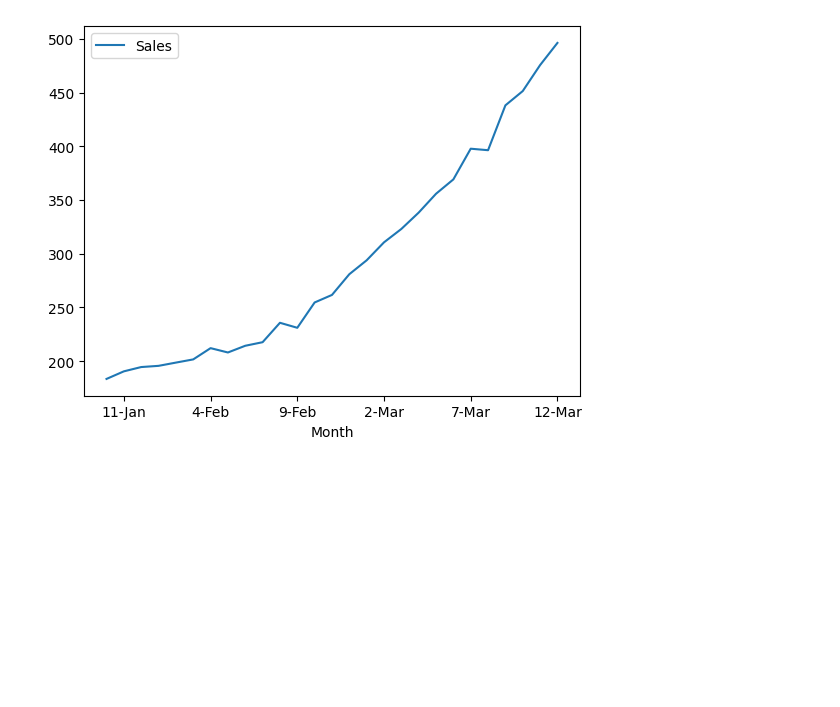
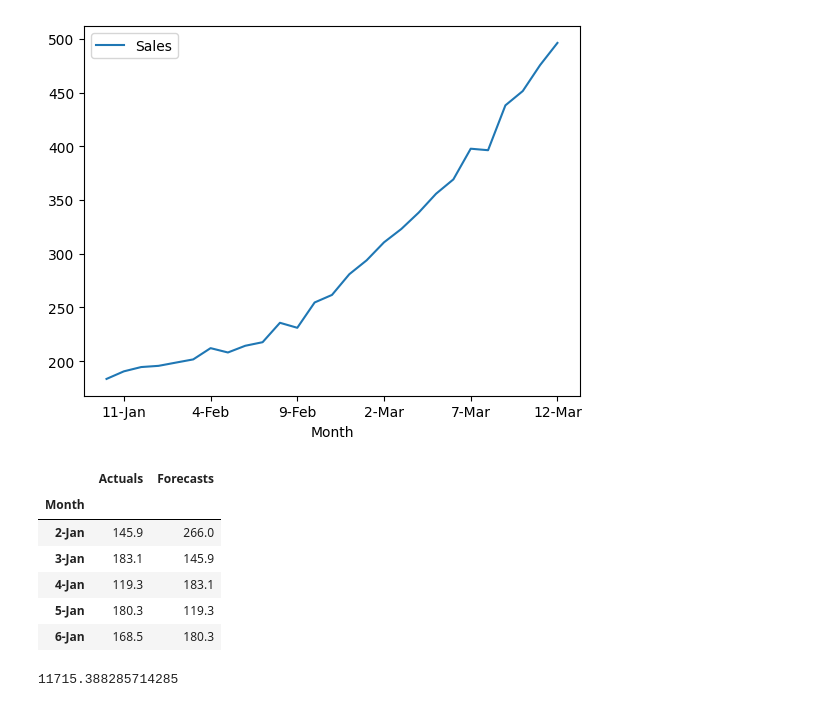
Before and after one commit to ganiosh92/DS-timeseries-forecasting, a Jupyter notebook: time_series_analysis.ipynb, the cells around one changed output. Saved outputs shown, nothing was run; the diff lists cells and outputs as text; code cells hidden in the pictures; blank space fills up the shorter version.

```diff
--- a/time_series_analysis.ipynb
+++ b/time_series_analysis.ipynb
@@ -42,3 +45,27 @@ shampoo_ma.plot()
 # %% [output]
 <Axes: xlabel='Month'>
 [figure]
+# %%
+#create the data for baseline model
+shampoo_base = pd.concat([shampoo, shampoo.shift(1)], axis = 1)
+
+#change column names
+shampoo_base.columns = ["Actuals", "Forecasts"]
+
+#remove na values
+shampoo_base.dropna(inplace = True)
+shampoo_base.head()
+# %% [output]
+|  | Actuals | Forecasts |
+| Month |  |  |
+| 2-Jan | 145.9 | 266.0 |
+| 3-Jan | 183.1 | 145.9 |
+| 4-Jan | 119.3 | 183.1 |
+| 5-Jan | 180.3 | 119.3 |
+| 6-Jan | 168.5 | 180.3 |
+# %%
+#Calculate Root-Mean-Squared Error between forecast/actuals
+shampoo_error = mean_squared_error(shampoo_base["Actuals"], shampoo_base["Forecasts"])
+shampoo_error
+# %% [output]
+11715.388285714285
```
Also changed, not shown: parts of 1 cell of this notebook.
